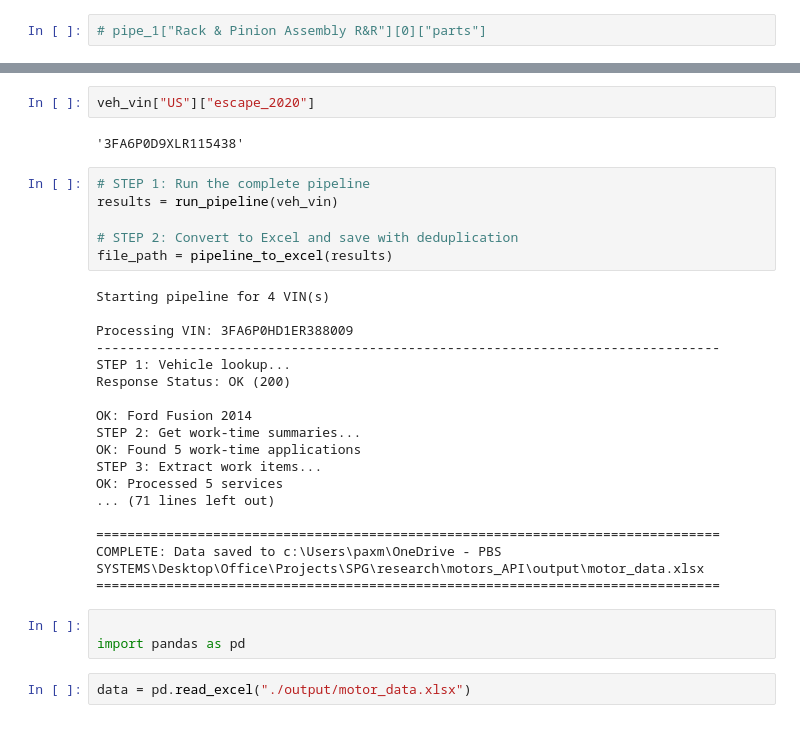
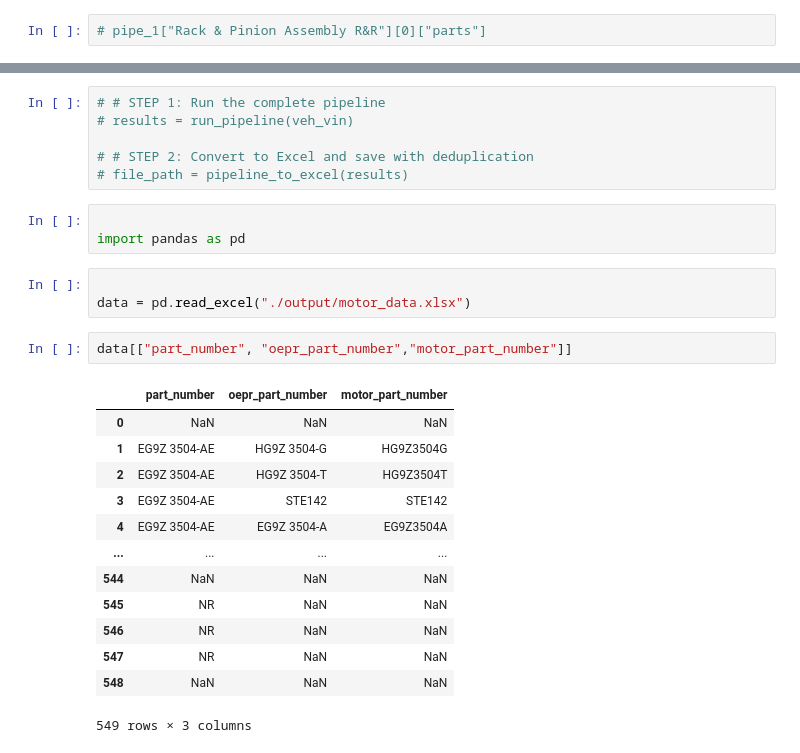
Before and after one commit to MeliPax/SPG, a Jupyter notebook: research/motors_API/MotorsAPI.ipynb, the cells around one changed output, grey strips where cells are left out. Saved outputs shown, nothing was run; the diff lists cells and outputs as text.

```diff
--- a/research/motors_API/MotorsAPI.ipynb
+++ b/research/motors_API/MotorsAPI.ipynb
@@ -1255,35 +1290,30 @@ def search_labour_and_parts(year: int, make: str = None, excel_file: str = "./ou
     print("=" * 110 + "\n")
-# %%
-veh_vin["US"]["escape_2020"]
-# %% [output]
-'3FA6P0D9XLR115438'
 # %%
-# STEP 1: Run the complete pipeline
-results = run_pipeline(veh_vin)
+# # STEP 1: Run the complete pipeline
+# results = run_pipeline(veh_vin)
 
-# STEP 2: Convert to Excel and save with deduplication
-file_path = pipeline_to_excel(results)
+# # STEP 2: Convert to Excel and save with deduplication
+# file_path = pipeline_to_excel(results)
-# %% [output]
-Starting pipeline for 4 VIN(s)
-
-Processing VIN: 3FA6P0HD1ER388009
---------------------------------------------------------------------------------
-STEP 1: Vehicle lookup...
-Response Status: OK (200)
-
-OK: Ford Fusion 2014
-STEP 2: Get work-time summaries...
-OK: Found 5 work-time applications
-STEP 3: Extract work items...
-OK: Processed 5 services
-... (71 lines left out)
-
-================================================================================
-COMPLETE: Data saved to c:\Users\paxm\OneDrive - PBS SYSTEMS\Desktop\Office\Projects\SPG\research\motors_API\output\motor_data.xlsx
-================================================================================
 # %%
 
 import pandas as pd
 # %%
+
 data = pd.read_excel("./output/motor_data.xlsx")
+# %%
+data[["part_number", "oepr_part_number","motor_part_number"]]
+# %% [output]
+|  | part_number | oepr_part_number | motor_part_number |
+| 0 | NaN | NaN | NaN |
+| 1 | EG9Z 3504-AE | HG9Z 3504-G | HG9Z3504G |
+| 2 | EG9Z 3504-AE | HG9Z 3504-T | HG9Z3504T |
+| 3 | EG9Z 3504-AE | STE142 | STE142 |
+| 4 | EG9Z 3504-AE | EG9Z 3504-A | EG9Z3504A |
+| ... | ... | ... | ... |
+| 544 | NaN | NaN | NaN |
+| 545 | NR | NaN | NaN |
+| 546 | NR | NaN | NaN |
+| 547 | NR | NaN | NaN |
+| 548 | NaN | NaN | NaN |
+549 rows × 3 columns
 # %%
```
Also changed, not shown: parts of 2 cells of this notebook.
